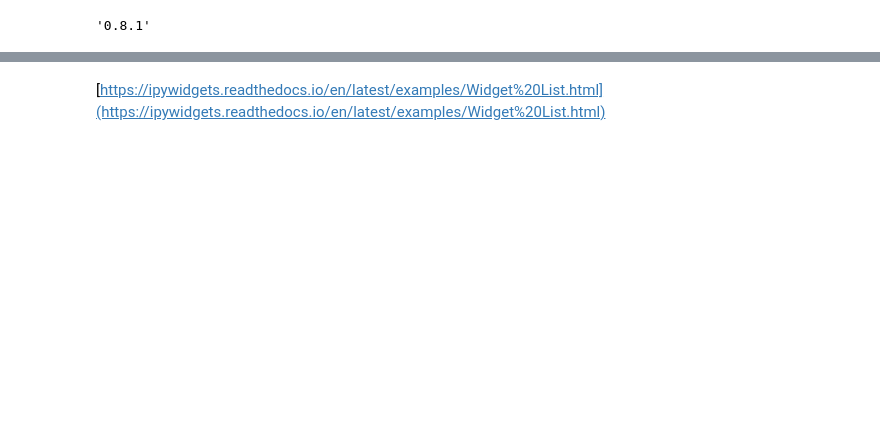
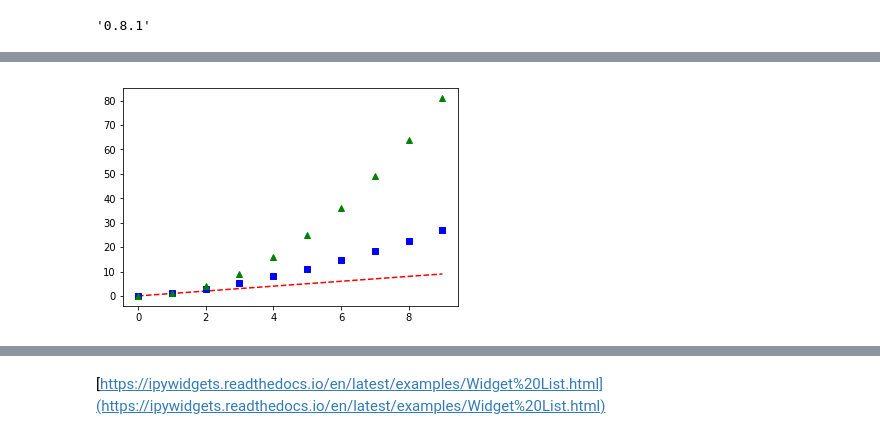
Before and after one commit to Brinkhuis/Cursus, a Jupyter notebook: notebooks/visualization.ipynb, the cells around one changed output, grey strips where cells are left out. Cells and saved outputs as stored; diff of their text form; code cells hidden in the pictures; blank space fills up the shorter version.

```diff
--- a/notebooks/visualization.ipynb
+++ b/notebooks/visualization.ipynb
@@ -22,0 +52,7 @@ sns.__version__
+# %%
+# red dashes, blue squares and green triangles
+x = np.array(np.arange(10))
+plt.plot(x, x, 'r--', x, x**1.5, 'bs', x, x**2, 'g^')
+plt.show()
+# %% [output]
+[figure, added]
```
Also changed, not shown: parts of 56 cells of this notebook.
